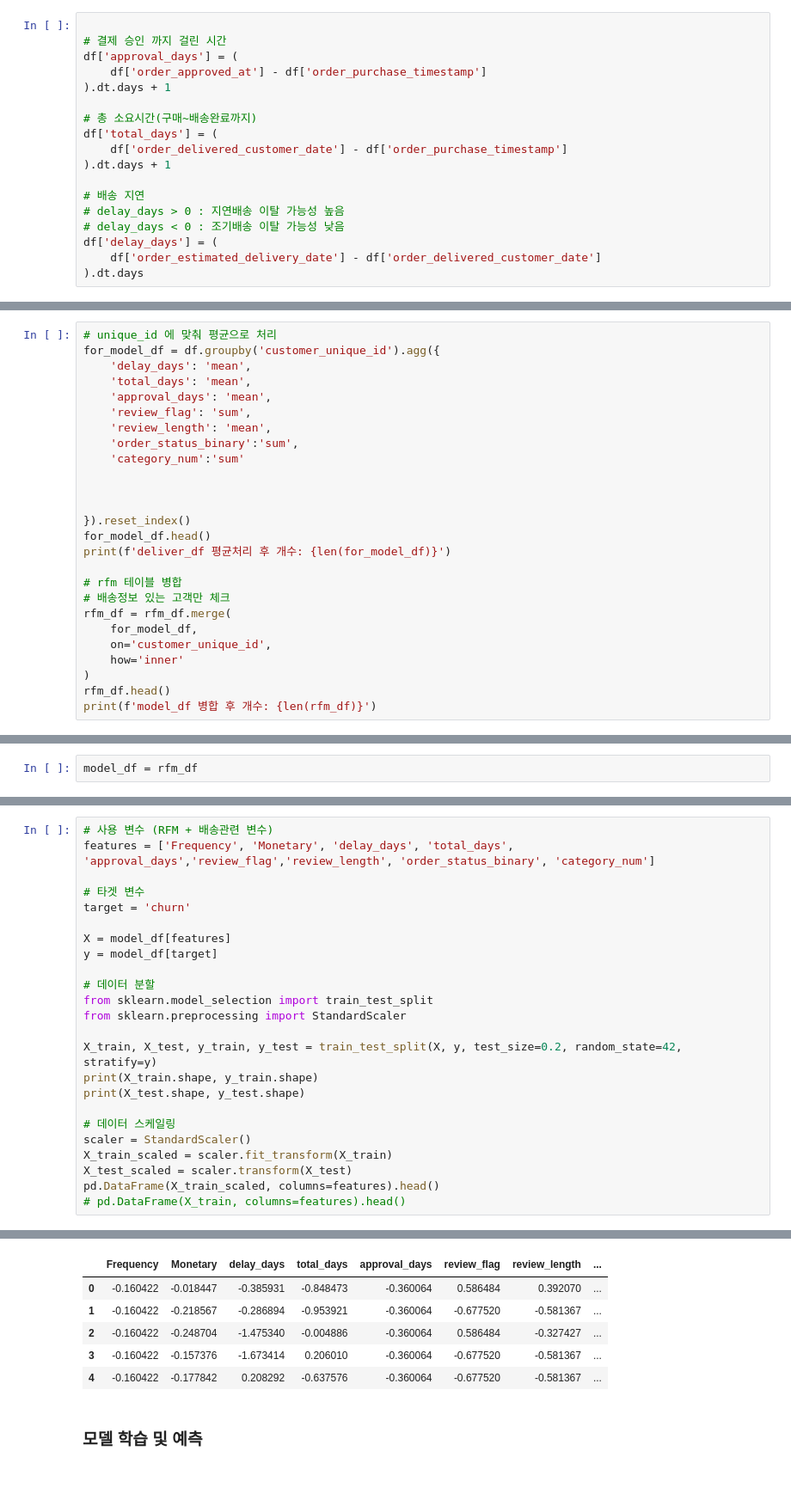
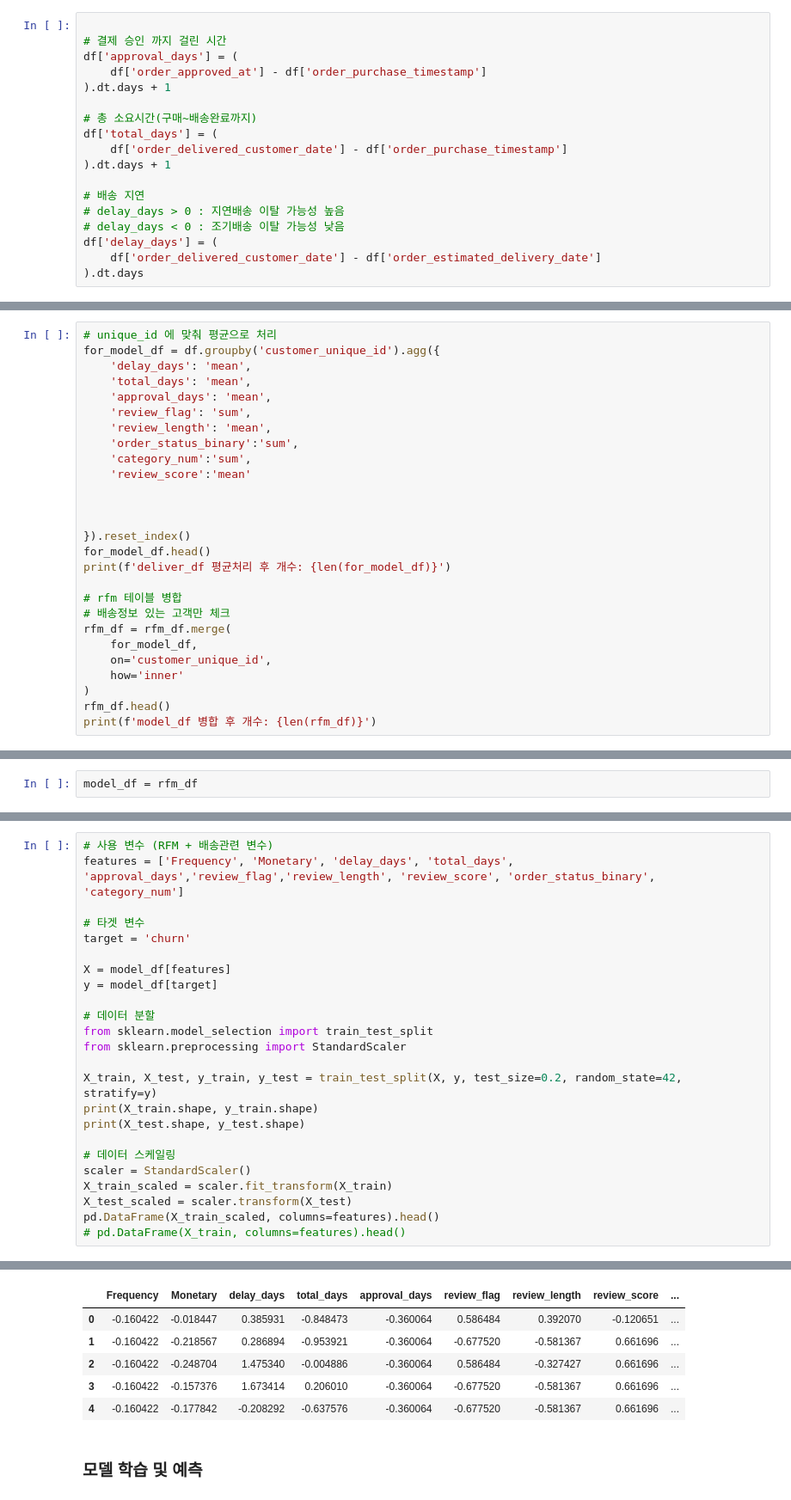
Before and after one commit to jinijini20/SKN14-2nd-5Team, a Jupyter notebook: SumiLee/final_df.ipynb, the cells around one changed output, grey strips where cells are left out. Shown: that part at 86% size. Drawn from its saved outputs; the diff is of its cells as text.

```diff
--- a/SumiLee/final_df.ipynb
+++ b/SumiLee/final_df.ipynb
@@ -116,7 +116,7 @@ df['total_days'] = (
 # delay_days > 0 : 지연배송 이탈 가능성 높음
 # delay_days < 0 : 조기배송 이탈 가능성 낮음
 df['delay_days'] = (
-    df['order_estimated_delivery_date'] - df['order_delivered_customer_date']
+    df['order_delivered_customer_date'] - df['order_estimated_delivery_date']
 ).dt.days
 # %%
 df.info()
@@ -557,7 +557,8 @@ for_model_df = df.groupby('customer_unique_id').agg({
     'review_flag': 'sum',
     'review_length': 'mean',
     'order_status_binary':'sum',
-    'category_num':'sum'
+    'category_num':'sum',
+    'review_score':'mean'
 
 
 
@@ -629,6 +630,6 @@ Index(['customer_unique_id', 'Recency', 'Frequency', 'Monetary',
 # %%
 # 사용 변수 (RFM + 배송관련 변수)
-features = ['Frequency', 'Monetary', 'delay_days', 'total_days', 'approval_days','review_flag','review_length', 'order_status_binary', 'category_num']
+features = ['Frequency', 'Monetary', 'delay_days', 'total_days', 'approval_days','review_flag','review_length', 'review_score', 'order_status_binary', 'category_num']
 
 # 타겟 변수
 target = 'churn'
@@ -656,9 +657,9 @@ pd.DataFrame(X_train_scaled, columns=features).head()
-|  | Frequency | Monetary | delay_days | total_days | approval_days | review_flag | review_length | ... |
-| 0 | -0.160422 | -0.018447 | -0.385931 | -0.848473 | -0.360064 | 0.586484 | 0.392070 | ... |
-| 1 | -0.160422 | -0.218567 | -0.286894 | -0.953921 | -0.360064 | -0.677520 | -0.581367 | ... |
-| 2 | -0.160422 | -0.248704 | -1.475340 | -0.004886 | -0.360064 | 0.586484 | -0.327427 | ... |
-| 3 | -0.160422 | -0.157376 | -1.673414 | 0.206010 | -0.360064 | -0.677520 | -0.581367 | ... |
-| 4 | -0.160422 | -0.177842 | 0.208292 | -0.637576 | -0.360064 | -0.677520 | -0.581367 | ... |
+|  | Frequency | Monetary | delay_days | total_days | approval_days | review_flag | review_length | review_score | ... |
+| 0 | -0.160422 | -0.018447 | 0.385931 | -0.848473 | -0.360064 | 0.586484 | 0.392070 | -0.120651 | ... |
+| 1 | -0.160422 | -0.218567 | 0.286894 | -0.953921 | -0.360064 | -0.677520 | -0.581367 | 0.661696 | ... |
+| 2 | -0.160422 | -0.248704 | 1.475340 | -0.004886 | -0.360064 | 0.586484 | -0.327427 | 0.661696 | ... |
+| 3 | -0.160422 | -0.157376 | 1.673414 | 0.206010 | -0.360064 | -0.677520 | -0.581367 | 0.661696 | ... |
+| 4 | -0.160422 | -0.177842 | -0.208292 | -0.637576 | -0.360064 | -0.677520 | -0.581367 | 0.661696 | ... |
 # %% [markdown]
 ### 모델 학습 및 예측
 # %%
```
Also changed, not shown: parts of 8 cells of this notebook.
